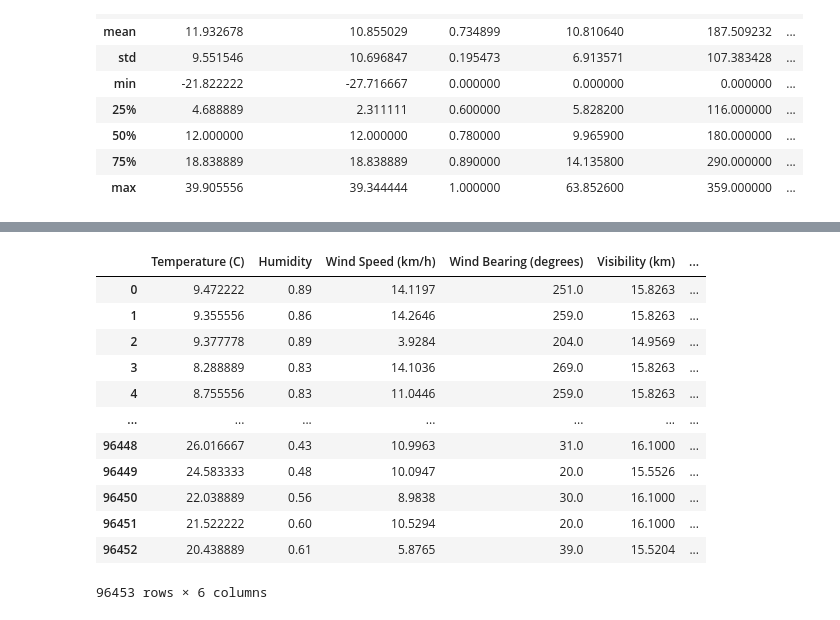
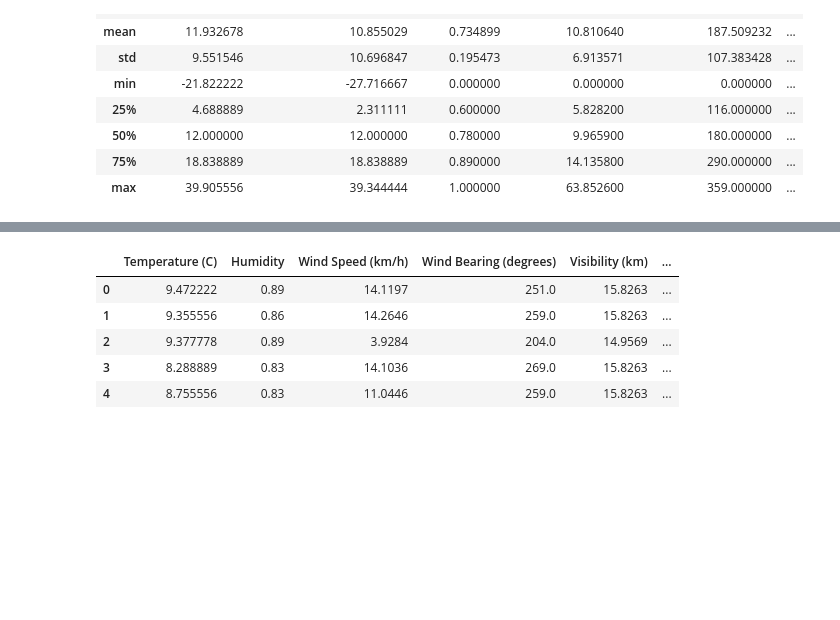
Before and after one commit to SATVIK2204/Data-Science-Projects, a Jupyter notebook: Linear Regression.ipynb, the cells around one changed output, grey strips where cells are left out. Drawn from its saved outputs; the diff is of its cells as text; code cells hidden in the pictures; blank space fills up the shorter version.

```diff
--- a/Linear Regression.ipynb
+++ b/Linear Regression.ipynb
@@ -120,21 +118,14 @@ X.corr()
 #correlation between 'Temperature' and 'Apparent Temperature (C)' is almost close to 1. so we can drop one 'Apparent Temperature (C)'
 X.drop(['Apparent Temperature (C)'],axis=1,inplace=True)
 # %%
-X
+X.head()
 # %% [output]
 |  | Temperature (C) | Humidity | Wind Speed (km/h) | Wind Bearing (degrees) | Visibility (km) | ... |
 | 0 | 9.472222 | 0.89 | 14.1197 | 251.0 | 15.8263 | ... |
 | 1 | 9.355556 | 0.86 | 14.2646 | 259.0 | 15.8263 | ... |
 | 2 | 9.377778 | 0.89 | 3.9284 | 204.0 | 14.9569 | ... |
 | 3 | 8.288889 | 0.83 | 14.1036 | 269.0 | 15.8263 | ... |
 | 4 | 8.755556 | 0.83 | 11.0446 | 259.0 | 15.8263 | ... |
-| ... | ... | ... | ... | ... | ... | ... |
-| 96448 | 26.016667 | 0.43 | 10.9963 | 31.0 | 16.1000 | ... |
-| 96449 | 24.583333 | 0.48 | 10.0947 | 20.0 | 15.5526 | ... |
-| 96450 | 22.038889 | 0.56 | 8.9838 | 30.0 | 16.1000 | ... |
-| 96451 | 21.522222 | 0.60 | 10.5294 | 20.0 | 16.1000 | ... |
-| 96452 | 20.438889 | 0.61 | 5.8765 | 39.0 | 15.5204 | ... |
-96453 rows × 6 columns
 # %%
 # Let's, apply Z-score normalization to our data
 scaler=StandardScaler()
```
Also changed, not shown: parts of 11 cells of this notebook.
